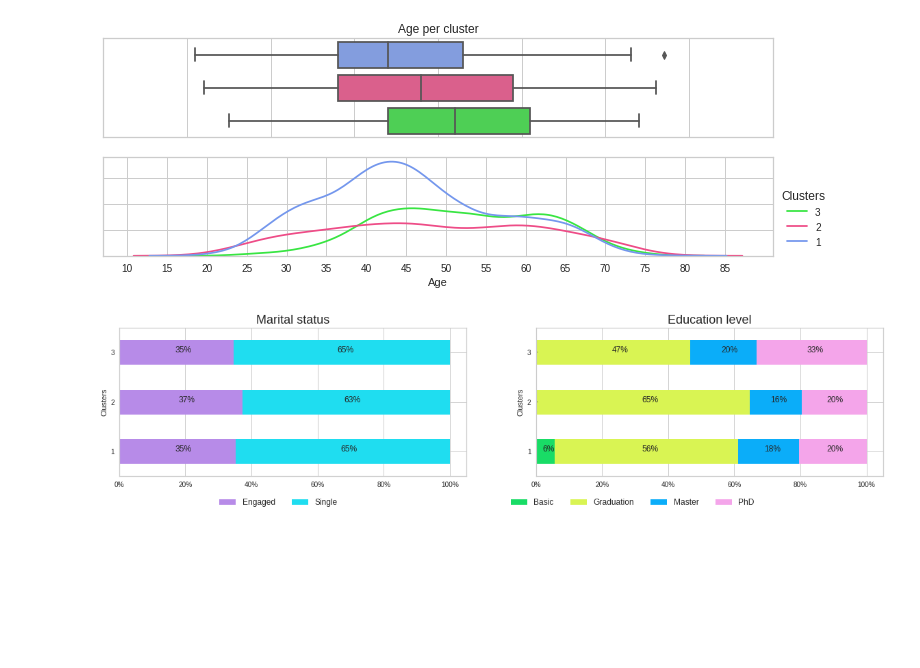
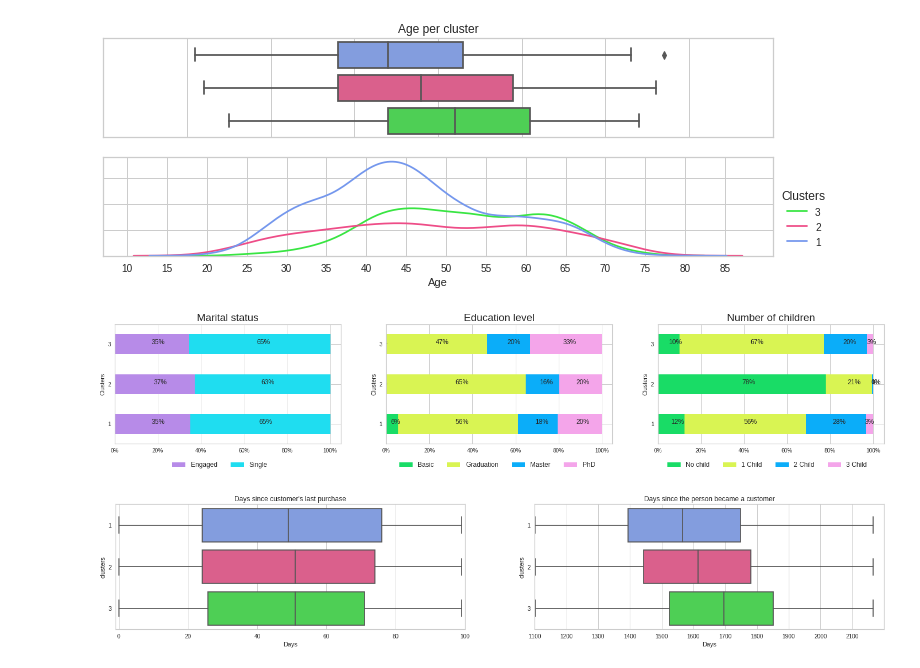
Before and after one commit to nico961009/Learning-AI-and-ML-with-a-Marketing-Campaign-dataset, a Jupyter notebook: 3.1.-K-Means_Characteristics_of_clusters.ipynb, the cells around one changed output. Saved outputs shown, nothing was run; the diff lists cells and outputs as text; code cells hidden in the pictures; blank space fills up the shorter version.

```diff
--- a/3.1.-K-Means_Characteristics_of_clusters.ipynb
+++ b/3.1.-K-Means_Characteristics_of_clusters.ipynb
@@ -8,7 +35,7 @@ Mounted at /content/drive/
 # %% [markdown]
 General settings
 # %%
-mk = mk.astype({'clusters':'category'})
+mk = mk.astype({'clusters':'category','#_children_at_home':'category','Promotion_#_campaign_accepted':'category'})
 mk = mk.sort_values('clusters')
 colors= ['#7497ED','#EE4C87','#38E542']
 sns_colors = {0:'#7497ED', 1:'#EE4C87', 2:'#38E542'}
@@ -69,23 +97,32 @@ plt.show()
 # %%
 # Material status & Education level & number of childen in each cluster:
 
 # Marital status: generating the dataframe:
 status= pd.DataFrame(mk.groupby(['clusters','Marital_Status'])[['Education']].count()).reset_index()
 status = status.pivot_table(values='Education', index='clusters', columns='Marital_Status').reset_index()
 
 # Education level: generating the dataframe:
 education = pd.DataFrame(mkd.groupby('clusters')[['Education_Basic','Education_Graduation','Education_Master','Education_PhD']].sum()).reset_index()
 
+# Number of children:
+children = pd.DataFrame(mk.groupby(['clusters','#_children_at_home'])[['Education']].count()).reset_index()
+children = children.pivot_table(values='Education', index='clusters', columns='#_children_at_home').reset_index()
+
 # Generating the graph:
-fig, ax = plt.subplots(1,2, figsize=(20,4))
+fig, ax = plt.subplots(1,3, figsize=(25,4))
 ax = ax.ravel()
 
 barh_100_per(status, num_charts='several', axes=0, yticklabels=['1','2','3'], ylabel='Clusters', labels=['Engaged','Single'], color=['#B78BE8','#1FDDF0'],
-             title='Marital status', titlefs=18, bbox_position= [0.7, 0], labelfs=12, box_ncol=500)
+             title='Marital status', titlefs=19, bbox_position= [0.75, 0], labelfs=12, box_ncol=500)
 
 barh_100_per(education, num_charts='several',axes=1, yticklabels=['1','2','3'], ylabel='Clusters', labels=['Basic','Graduation','Master','PhD'],
-             color=['#19DC66','#D9F453','#0BADF9','#F4A5EA'], title= 'Education level')
+             color=['#19DC66','#D9F453','#0BADF9','#F4A5EA'], title='Education level', titlefs=19, bbox_position= [1, 0], labelfs=12, box_ncol=500)
+
+barh_100_per(children, num_charts='several',axes=2, yticklabels=['1','2','3'], ylabel='Clusters', labels=['No child','1 Child','2 Child','3 Child'],
+             color=['#19DC66','#D9F453','#0BADF9','#F4A5EA'], title='Number of children', titlefs=19, bbox_position= [1, 0], labelfs=12, box_ncol=500)
+
+
 
 plt.show()
 # %% [output]
-[figure, old version]
+[figure, new version]
@@ -228,0 +129,18 @@ plt.show()
+# %%
+# Number of days since customer's last purchase
+fig, ax = plt.subplots(1, 2, figsize=(24,4))
+ax = ax.ravel()
+
+g1= sns.boxplot(data=mk, x='Recency', y= 'clusters',palette= sns_colors, ax = ax[0])
+g1.set(yticklabels=['1','2','3'], title='Days since customer\'s last purchase', xlabel='Days')
+ax[0].set_xlim(-1,100)
+
+# Number of days that have passed since the person started to be a customer´s company.
+g2= sns.boxplot(data=mk, x='lifetime_so_far_days', y= 'clusters',palette= sns_colors, ax = ax[1])
+g2.set(yticklabels=['1','2','3'], title='Days since the person became a customer', xlabel='Days')
+ax[1].set_xlim(1100,2200)
+plt.xticks(range(1100,2200, 100))
+
+plt.show()
+# %% [output]
+[figure, added]
```
Also changed, not shown: parts of 13 cells of this notebook, 2 other files.
